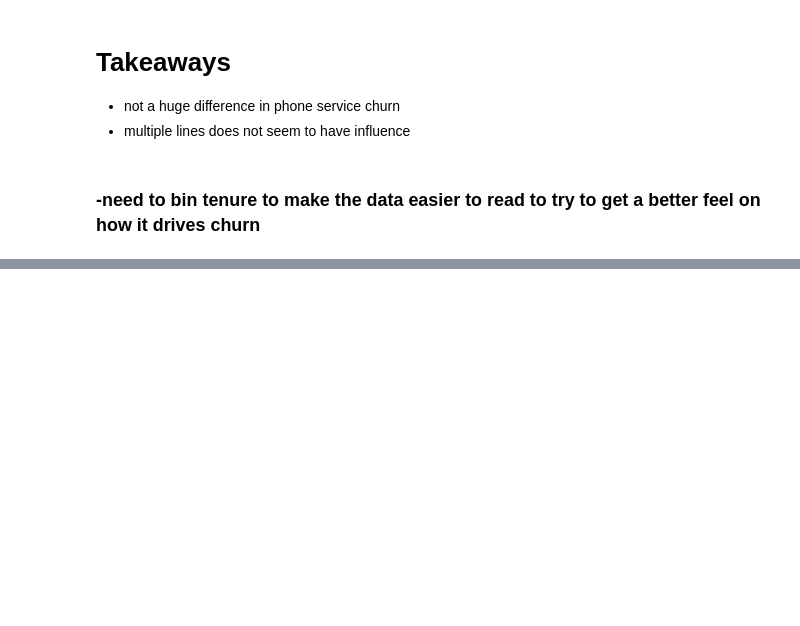
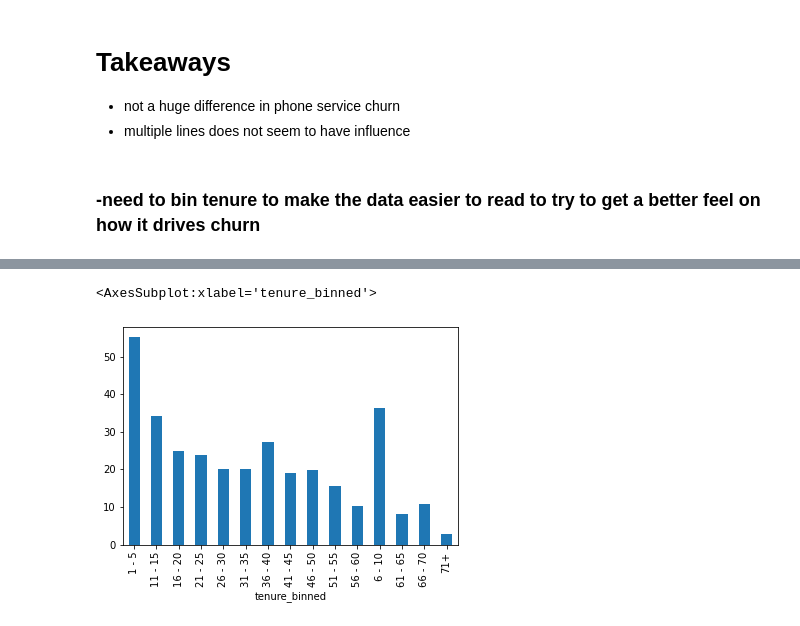
Before and after one commit to codyclonts/Telco_classification_project, a Jupyter notebook: telco_scratch_work.ipynb, the cells around one changed output, grey strips where cells are left out. Drawn from its saved outputs; the diff is of its cells as text; code cells hidden in the pictures; blank space fills up the shorter version.

```diff
--- a/telco_scratch_work.ipynb
+++ b/telco_scratch_work.ipynb
@@ -224,3 +224,35 @@ df.head()
 5 rows × 45 columns
 # %% [markdown]
 ### - side quest complete, wrangle function works as expected
+# %%
+def tenure_binned(i):
+    if i['tenure'] < 6:
+        return"1 - 5"
+    elif i['tenure'] > 5 and i['tenure'] < 11:
+        return "6 - 10"
+    elif i['tenure'] > 10 and i['tenure'] <16:
+        return "11 - 15"
+    elif i['tenure'] > 15 and i['tenure'] < 21:
+        return "16 - 20"
+    elif i['tenure'] > 20 and i['tenure']< 26:
+        return "21 - 25"
+    elif i['tenure'] >25 and i['tenure']<31:
+        return"26 - 30"
+    elif i['tenure'] >30 and i['tenure']< 36:
+        return "31 - 35"
+    elif i['tenure'] >35 and i['tenure']< 41:
+        return "36 - 40"
+    elif i['tenure'] >40 and i['tenure']< 46:
+        return "41 - 45"
+    elif i['tenure'] >45 and i['tenure']< 51:
+        return "46 - 50"
+    elif i['tenure'] >50 and i['tenure']< 56:
+        return "51 - 55"
+    elif i['tenure'] >55 and i['tenure']< 61:
+        return "56 - 60"
+    elif i['tenure'] >60 and i['tenure']< 66:
+        return "61 - 65"
+    elif i['tenure'] >65 and i['tenure']< 71:
+        return "66 - 70"
+    elif i['tenure'] >70:
+        return"71+" ;
@@ -387,0 +448,7 @@ Name: tenure_binned, dtype: int64
+# %%
+tb_perc = train.groupby(['tenure_binned'])
+tb_perc = round(tb_perc.mean().churn_Yes*100,2)
+tb_perc.plot.bar()
+# %% [output]
+<AxesSubplot:xlabel='tenure_binned'>
+[figure, added]
```
Also changed, not shown: parts of 30 cells of this notebook.
